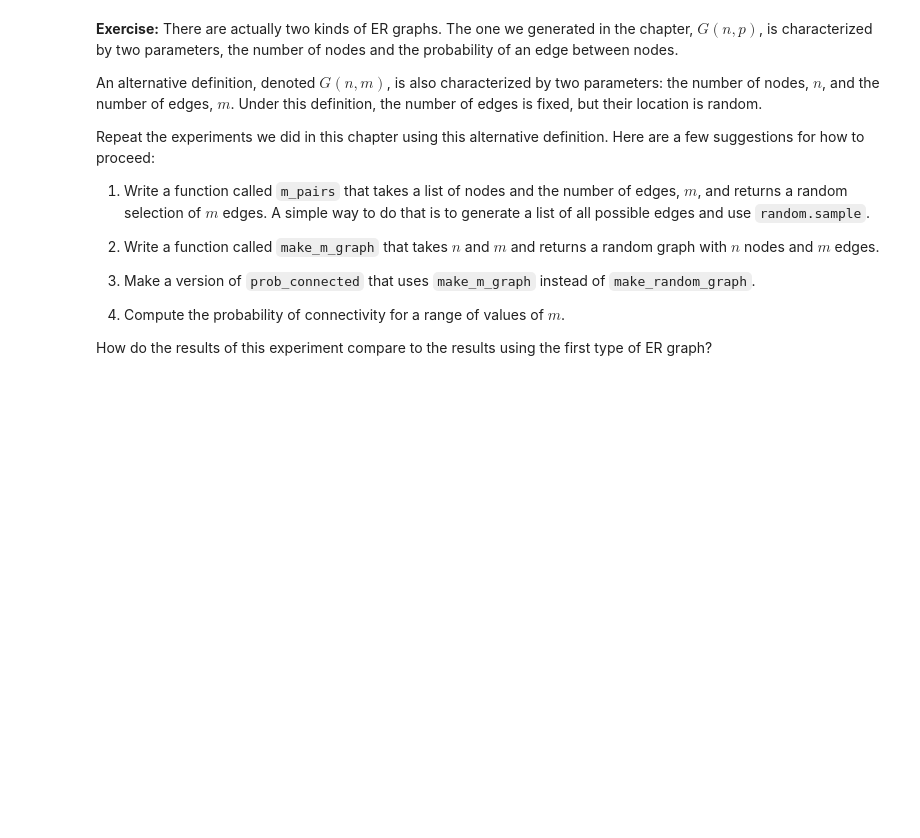
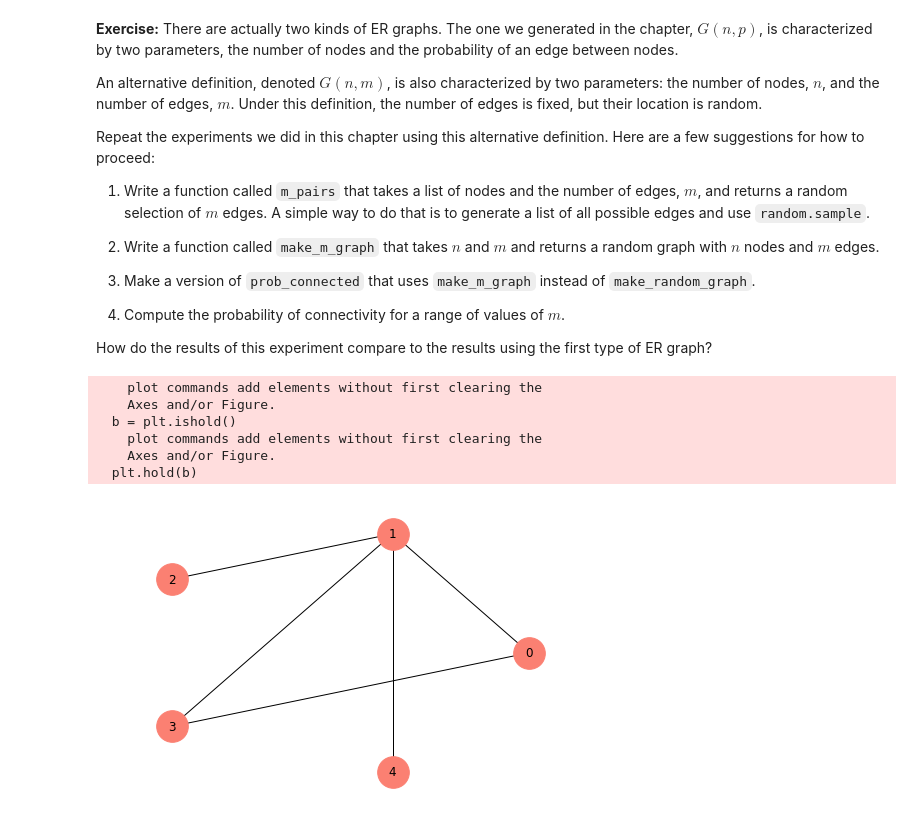
Before and after one commit to nrivkin/ThinkComplexity2, a Jupyter notebook: code/chap02mine.ipynb, the cells around one changed output. Saved outputs shown, nothing was run; the diff lists cells and outputs as text; code cells hidden in the pictures; blank space fills up the shorter version.

```diff
--- a/code/chap02mine.ipynb
+++ b/code/chap02mine.ipynb
@@ -460,0 +469,37 @@ How do the results of this experiment compare to the results using the first typ
+# %%
+def m_pairs(nodes,m):
+    return random.sample(list(all_pairs(nodes)),m)
+
+# def m_flip(n,m):
+#     return random.random() < m/(n*(n-1)/2)
+
+# def m_pairs_MKII(nodes, m):
+#     n = len(nodes)
+#     n_possible = n*(n-1)/2 # possible connections
+#     for i, u in enumerate(nodes):
+#         for j, v in enumerate(nodes):
+#             if i<j and m_flip(n_possible,m):
+#                 m = m - 1
+#                 n_possible = n_possible - 1
+#                 yield u, v
+# %%
+def make_m_graph(n,m):
+    G = nx.Graph()
+    nodes = range(n)
+    G.add_nodes_from(nodes)
+    G.add_edges_from(m_pairs(nodes, m))
+    return G
+
+G = make_m_graph(5,5)
+nx.draw_circular(G,
+                 node_color=COLORS[3],
+                 node_size=1000,
+                 with_labels=True)
+# %% [output]
+    plot commands add elements without first clearing the
+    Axes and/or Figure.
+  b = plt.ishold()
+    plot commands add elements without first clearing the
+    Axes and/or Figure.
+  plt.hold(b)
+[figure, added]
```
Also changed, not shown: parts of 17 cells of this notebook.
